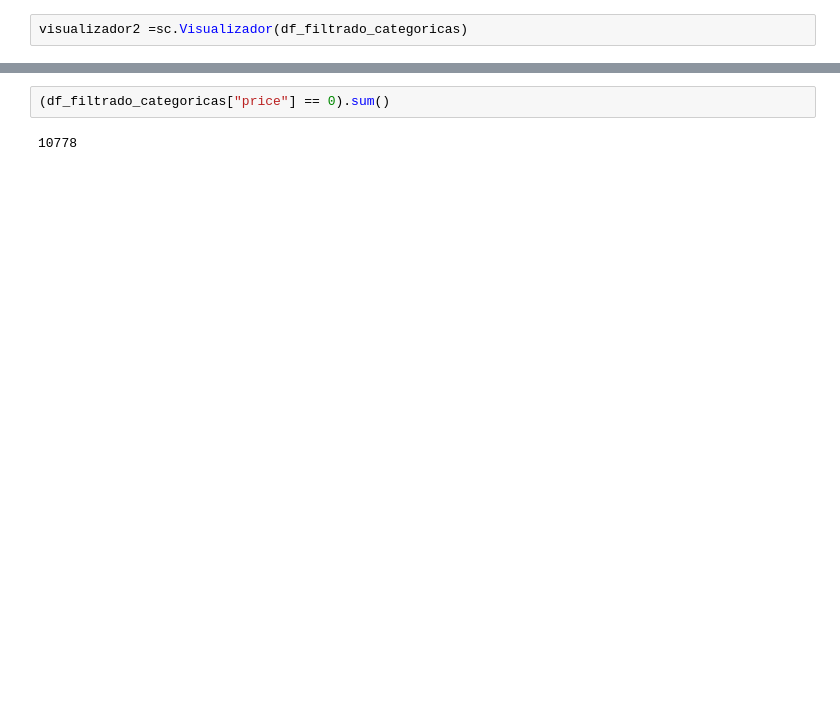
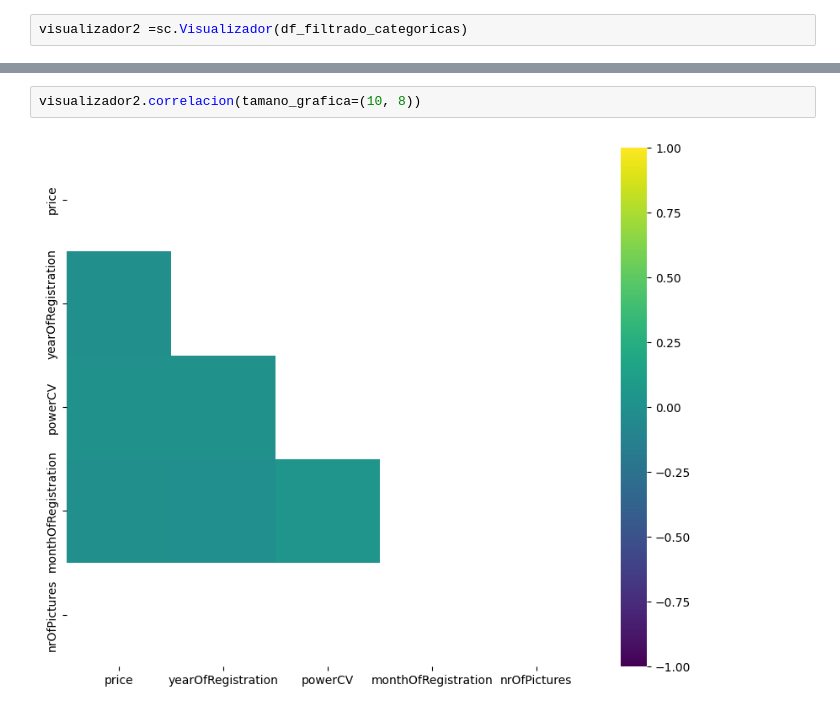
Before and after one commit to Cucks13/laboratorio-modulo7-leccion01-eda-nulos, a Jupyter notebook: laboratorio-modulo7-leccion01-eda-nulos.ipynb, the cells around one changed output, grey strips where cells are left out. Saved outputs shown, nothing was run; the diff lists cells and outputs as text; blank space fills up the shorter version.

```diff
--- a/laboratorio-modulo7-leccion01-eda-nulos.ipynb
+++ b/laboratorio-modulo7-leccion01-eda-nulos.ipynb
@@ -170,4 +210,4 @@ visualizador2.deteccion_outliers()
-# %%
-(df_filtrado_categoricas["price"] == 0).sum()
-# %% [output]
-10778
+# %%
+visualizador2.correlacion(tamano_grafica=(10, 8))
+# %% [output]
+[figure, added]
```
Also changed, not shown: parts of 11 cells of this notebook.
